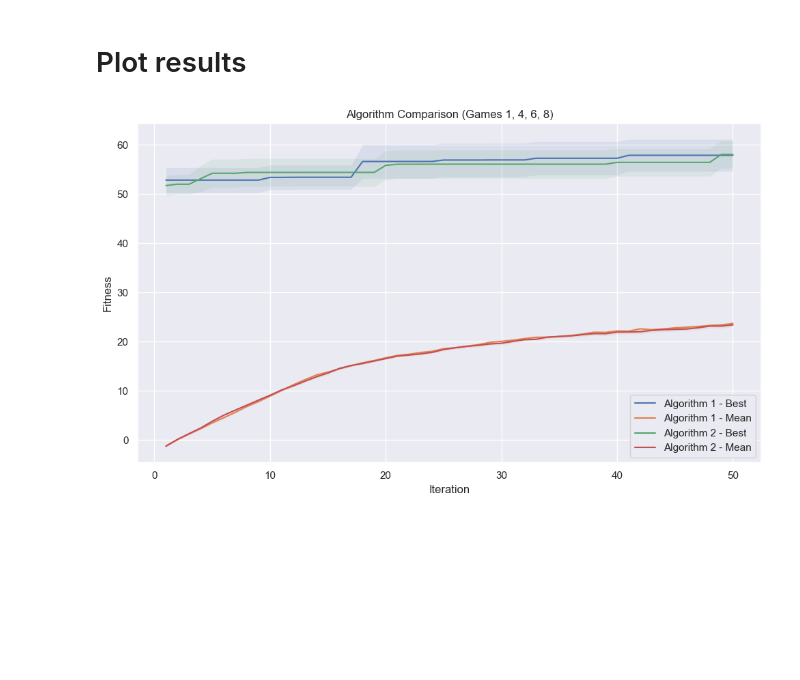
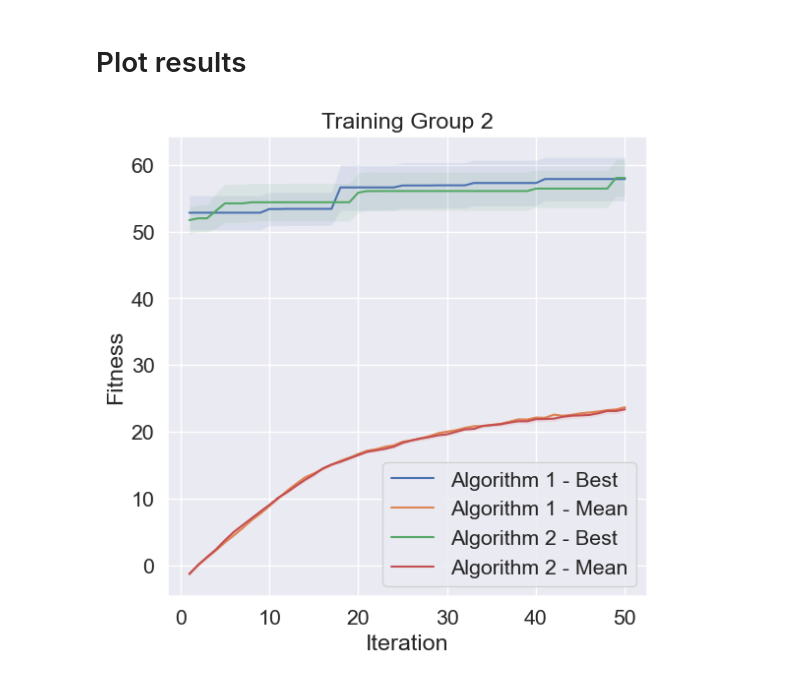
Before and after one commit to CemreSuler/EvolutionaryComputingAssignment2, a Jupyter notebook: plots2357.ipynb, the cells around one changed output. Saved outputs shown, nothing was run; the diff lists cells and outputs as text; code cells hidden in the pictures; blank space fills up the shorter version.

```diff
--- a/plots2357.ipynb
+++ b/plots2357.ipynb
@@ -24,33 +24,35 @@ for i, d in enumerate(os.listdir("data/Algorithm2_2357")[1:]):
 import matplotlib.pyplot as plt
 import seaborn as sns
 sns.set_theme() #optional: set seaborn theme
 import numpy as np
 import pandas as pd
+
+sns.set(font_scale=1.4)
 
 def plot_algorithm(df, algorithm_name, linestyle):
     mean = df[["Best", "Mean"]].groupby([df.index]).mean()
     std_dev = df[["Best", "Mean"]].groupby([df.index]).std()
 
     plt.plot(mean["Best"], label=f"{algorithm_name} - Best", linestyle=linestyle)
     plt.plot(mean["Mean"], label=f"{algorithm_name} - Mean", linestyle=linestyle)
     plt.fill_between(mean.index, mean["Best"] - std_dev["Best"]/np.sqrt(10), mean["Best"] + std_dev["Best"]/np.sqrt(10), alpha=0.1)
     plt.fill_between(mean.index, mean["Mean"] - std_dev["Mean"]/np.sqrt(10), mean["Mean"] + std_dev["Mean"]/np.sqrt(10), alpha=0.1)
 
 
 # Assuming df_alg_1 and df_alg_2 are your dataframes
-plt.figure(figsize=(10, 6)) # Adjust figure size as needed
+plt.figure(figsize=(6, 6)) # Adjust figure size as needed
 
 plot_algorithm(df_alg_1, "Algorithm 1", "-") #solid line
 plot_algorithm(df_alg_2, "Algorithm 2", "-") #dashed line
 
 
-plt.title("Algorithm Comparison (Games 1, 4, 6, 8)")
+plt.title("Training Group 2")
 plt.xlabel("Iteration")
 plt.ylabel("Fitness")
 plt.legend()
 plt.grid(True) # Add grid for better readability
 plt.tight_layout()
 plt.savefig("alg_comparison.png", bbox_inches="tight", dpi=200)
 plt.show()
 # %% [output]
-[figure, old version]
+[figure, new version]
```
Also changed, not shown: 12 other files.
